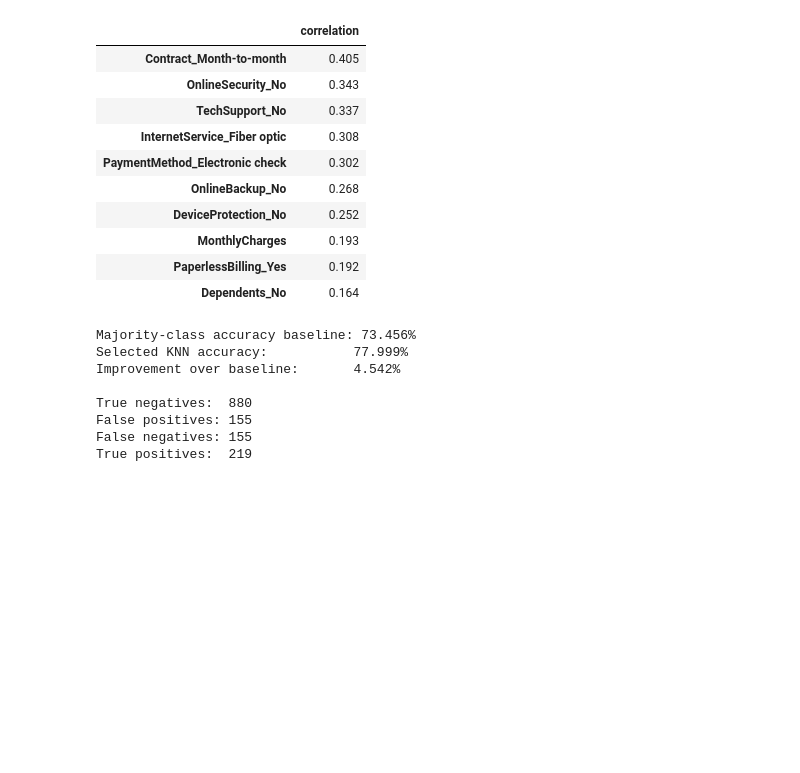
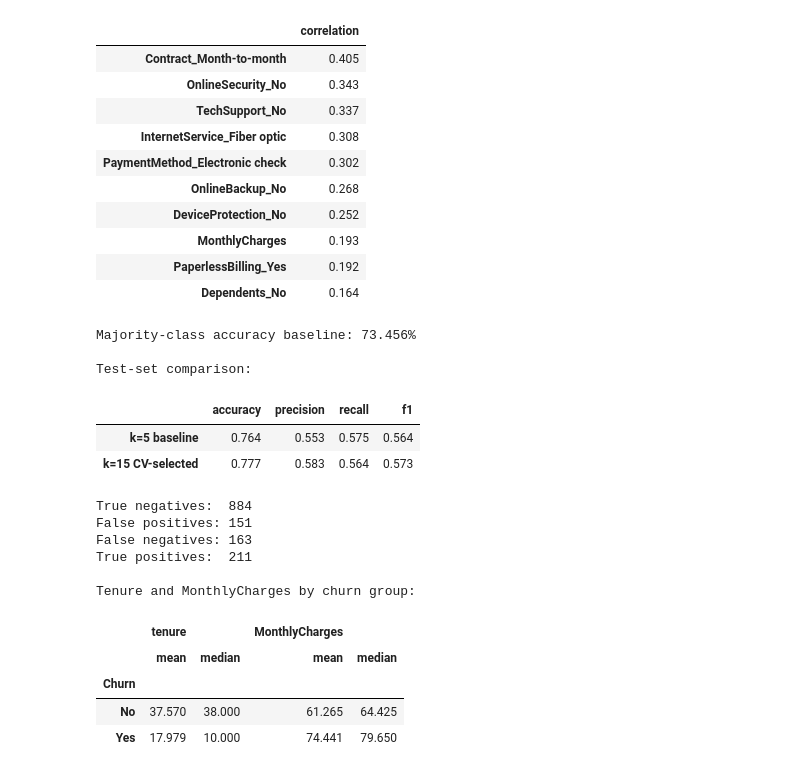
Before and after one commit to s-rostovskyi/lab-sklearn-model-training, a Jupyter notebook: churn_prediction.ipynb, the cells around one changed output. Drawn from its saved outputs; the diff is of its cells as text; code cells hidden in the pictures; blank space fills up the shorter version.

```diff
--- a/churn_prediction.ipynb
+++ b/churn_prediction.ipynb
@@ -492,29 +542,62 @@ Features most positively associated with churn:
 | PaperlessBilling_Yes | 0.192 |
 | Dependents_No | 0.164 |
 # %%
-# Helpful context: a majority-class baseline.
+# Majority-class baseline and comparison with the original k=5 model.
 majority_baseline = max(y_test.mean(), 1 - y_test.mean())
-model_accuracy = accuracy_score(y_test, best_pred)
+selected_accuracy = accuracy_score(y_test, best_pred)
+
+baseline_metrics = pd.DataFrame({
+    "k=5 baseline": {
+        "accuracy": accuracy_score(y_test, pred_5),
+        "precision": precision_score(y_test, pred_5),
+        "recall": recall_score(y_test, pred_5),
+        "f1": f1_score(y_test, pred_5),
+    },
+    f"k={best_k} CV-selected": {
+        "accuracy": selected_accuracy,
+        "precision": precision_score(y_test, best_pred),
+        "recall": recall_score(y_test, best_pred),
+        "f1": f1_score(y_test, best_pred),
+    },
+}).T
 
 print(f"Majority-class accuracy baseline: {majority_baseline:.3%}")
-print(f"Selected KNN accuracy:           {model_accuracy:.3%}")
-print(f"Improvement over baseline:       {(model_accuracy - majority_baseline):.3%}")
+print("\nTest-set comparison:")
+display(baseline_metrics)
 
 # Exact confusion-matrix counts for interpretation.
 tn, fp, fn, tp = best_cm.ravel()
-print(f"\nTrue negatives:  {tn}")
+print(f"True negatives:  {tn}")
 print(f"False positives: {fp}")
 print(f"False negatives: {fn}")
 print(f"True positives:  {tp}")
+
+# Extra numeric context for the churn analysis.
+numeric_churn_summary = (
+    df.assign(ChurnFlag=df["Churn"].eq("Yes").astype(int))
+      .groupby("Churn")[["tenure", "MonthlyCharges"]]
+      .agg(["mean", "median"])
+)
+print("\nTenure and MonthlyCharges by churn group:")
+display(numeric_churn_summary)
 # %% [output]
 Majority-class accuracy baseline: 73.456%
-Selected KNN accuracy:           77.999%
-Improvement over baseline:       4.542%
 
-True negatives:  880
-False positives: 155
-False negatives: 155
-True positives:  219
+Test-set comparison:
+|  | accuracy | precision | recall | f1 |
+| k=5 baseline | 0.764 | 0.553 | 0.575 | 0.564 |
+| k=15 CV-selected | 0.777 | 0.583 | 0.564 | 0.573 |
+True negatives:  884
+False positives: 151
+False negatives: 163
+True positives:  211
+
+Tenure and MonthlyCharges by churn group:
+|  | tenure |  | MonthlyCharges |  |
+|  | mean | median | mean | median |
+| Churn |  |  |  |  |
+| No | 37.570 | 38.000 | 61.265 | 64.425 |
+| Yes | 17.979 | 10.000 | 74.441 | 79.650 |
 # %% [markdown]
 ### Final findings
 
```
Also changed, not shown: parts of 17 cells of this notebook, 2 other files.
